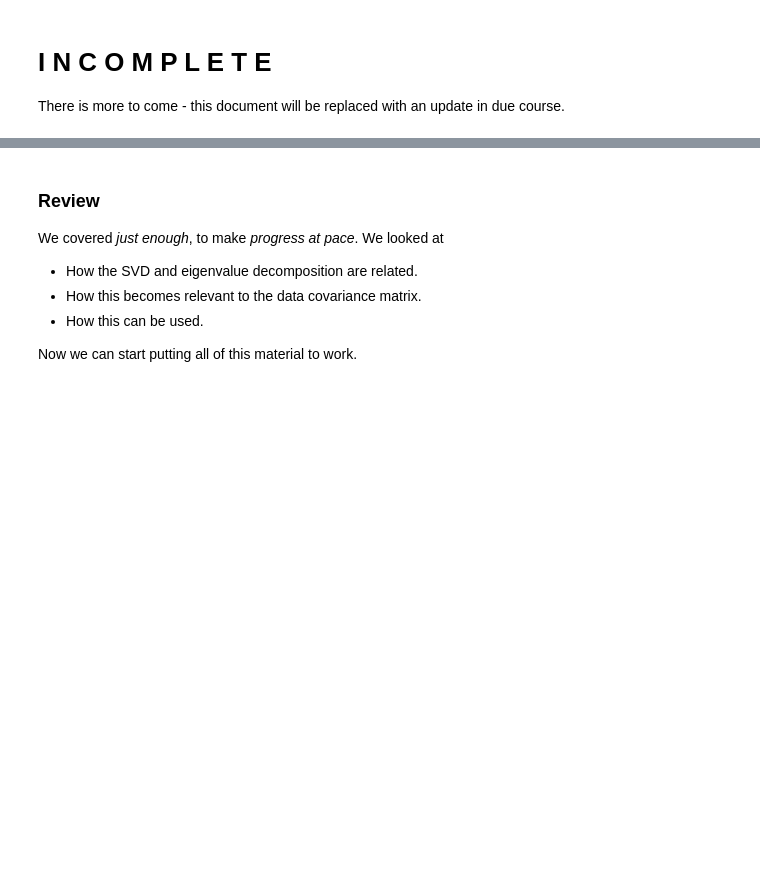
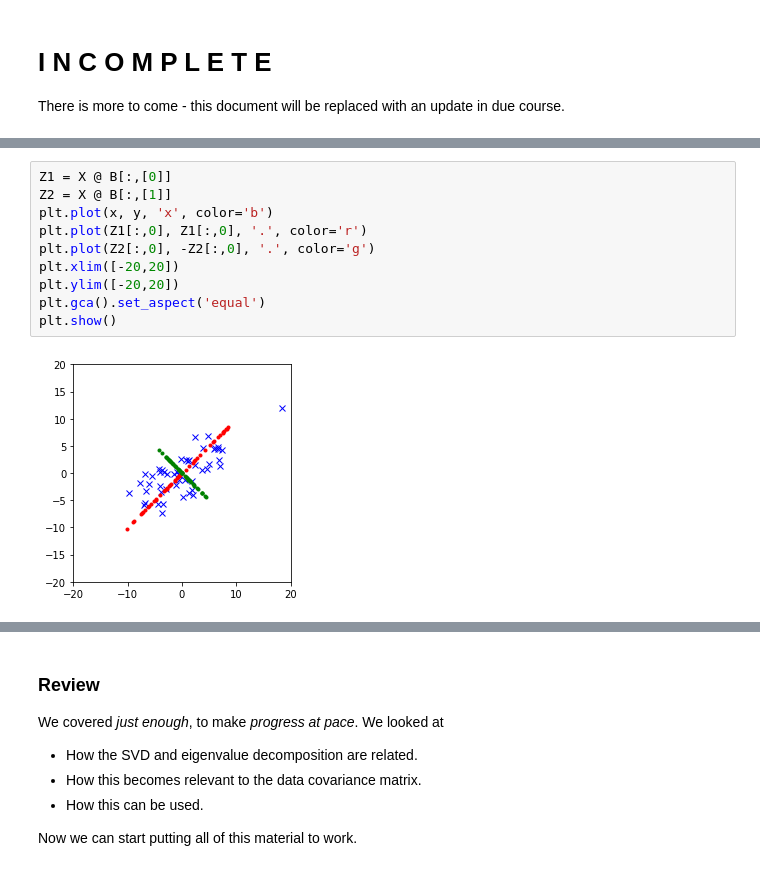
Before and after one commit to variationalform/FML, a Jupyter notebook: notebooks/10_pca.ipynb, the cells around one changed output, grey strips where cells are left out. Saved outputs shown, nothing was run; the diff lists cells and outputs as text; blank space fills up the shorter version.

```diff
--- a/notebooks/10_pca.ipynb
+++ b/notebooks/10_pca.ipynb
@@ -317,0 +527,12 @@ There is more to come - this document will be replaced with an update in due cou
+# %%
+Z1 = X @ B[:,[0]]
+Z2 = X @ B[:,[1]]
+plt.plot(x, y, 'x', color='b')
+plt.plot(Z1[:,0], Z1[:,0], '.', color='r')
+plt.plot(Z2[:,0], -Z2[:,0], '.', color='g')
+plt.xlim([-20,20])
+plt.ylim([-20,20])
+plt.gca().set_aspect('equal')
+plt.show()
+# %% [output]
+[figure, added]
```
Also changed, not shown: parts of 40 cells of this notebook.
